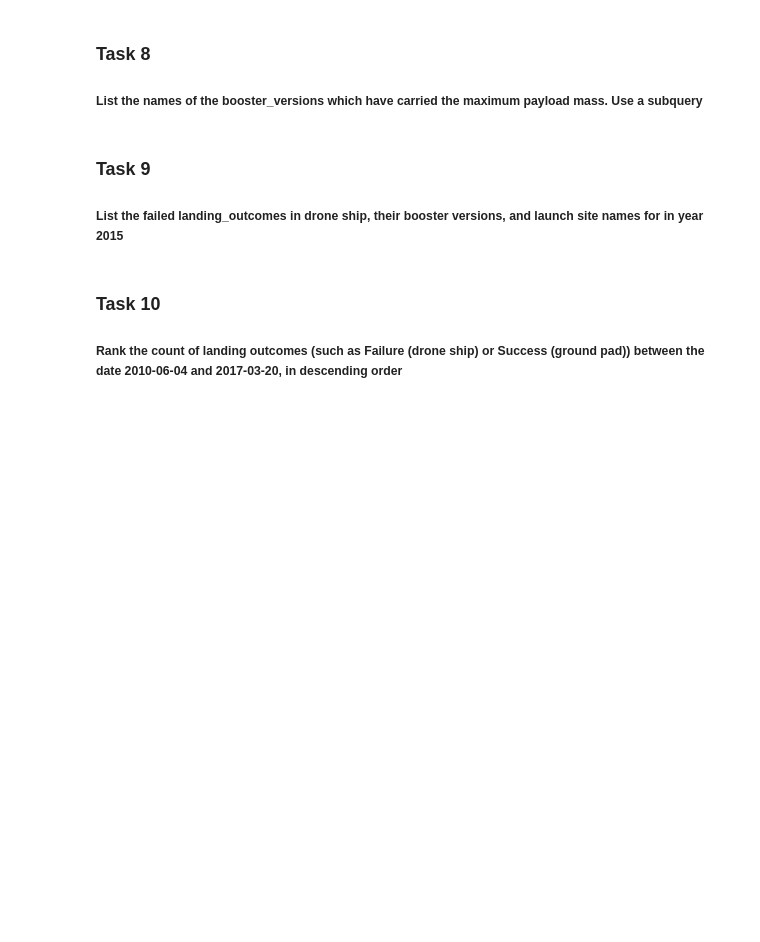
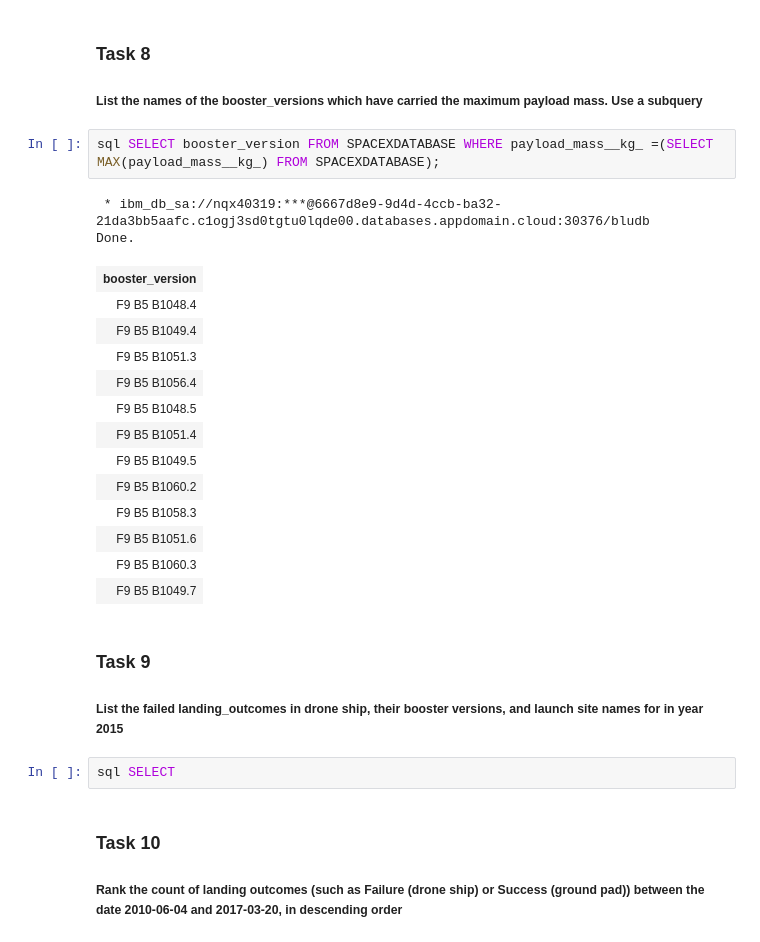
Before and after one commit to steezkelly/coursera-capstone-project, a Jupyter notebook: Complete the EDA with SQL.ipynb, the cells around one changed output. Cells and saved outputs as stored; diff of their text form; blank space fills up the shorter version.

```diff
--- a/Complete the EDA with SQL.ipynb
+++ b/Complete the EDA with SQL.ipynb
@@ -270,10 +287,30 @@ sql SELECT booster_version FROM SPACEXDATABASE WHERE landing__outcome = 'Success
 ### Task 8
 
 ##### List the   names of the booster_versions which have carried the maximum payload mass. Use a subquery
+# %%
+sql SELECT booster_version FROM SPACEXDATABASE WHERE payload_mass__kg_ =(SELECT MAX(payload_mass__kg_) FROM SPACEXDATABASE);
+# %% [output]
+ * ibm_db_sa://nqx40319:***@6667d8e9-9d4d-4ccb-ba32-21da3bb5aafc.c1ogj3sd0tgtu0lqde00.databases.appdomain.cloud:30376/bludb
+Done.
+| booster_version |
+| F9 B5 B1048.4 |
+| F9 B5 B1049.4 |
+| F9 B5 B1051.3 |
+| F9 B5 B1056.4 |
+| F9 B5 B1048.5 |
+| F9 B5 B1051.4 |
+| F9 B5 B1049.5 |
+| F9 B5 B1060.2 |
+| F9 B5 B1058.3 |
+| F9 B5 B1051.6 |
+| F9 B5 B1060.3 |
+| F9 B5 B1049.7 |
 # %% [markdown]
 ### Task 9
 
 ##### List the failed landing_outcomes in drone ship, their booster versions, and launch site names for in year 2015
+# %%
+sql SELECT
 # %% [markdown]
 ### Task 10
 
```
Also changed, not shown: parts of 3 cells of this notebook.
